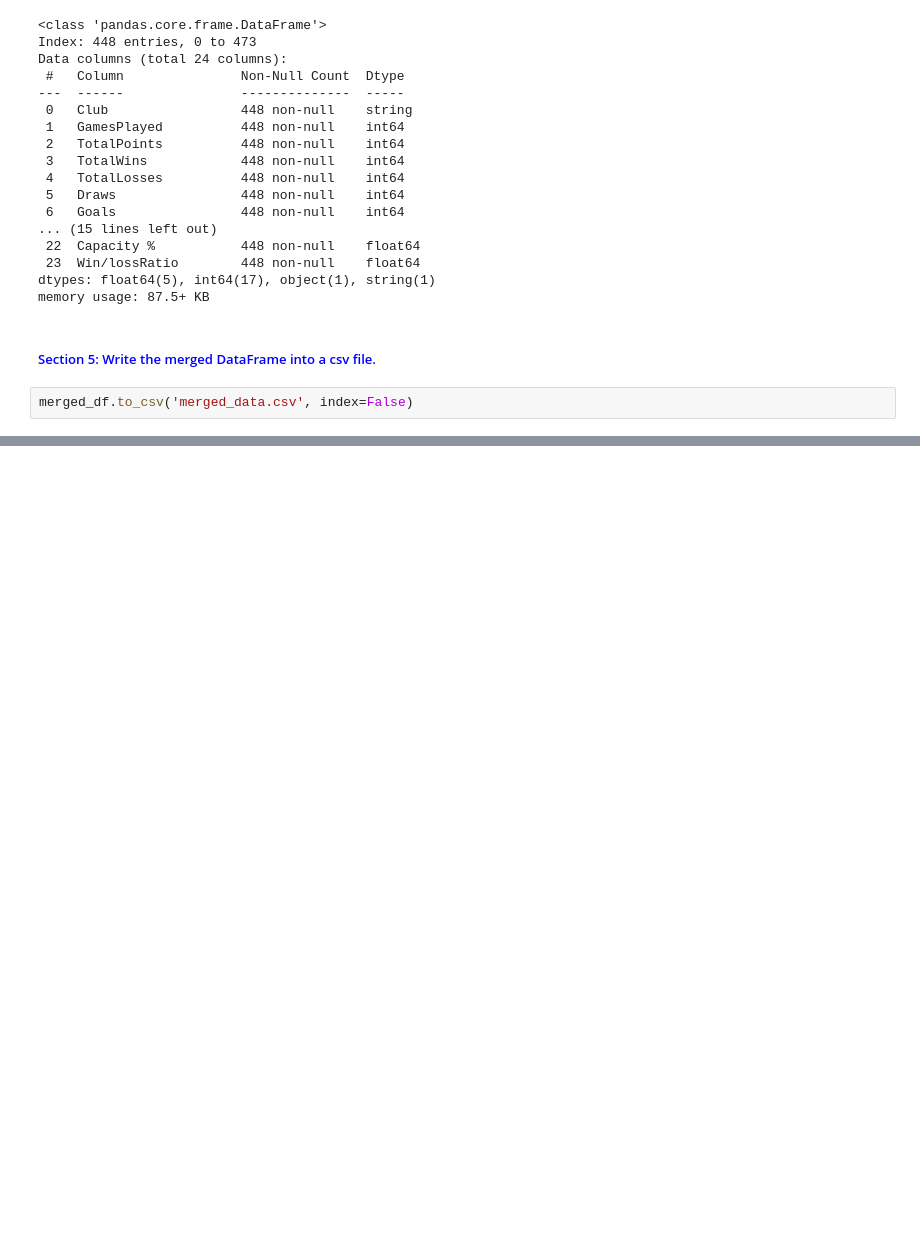
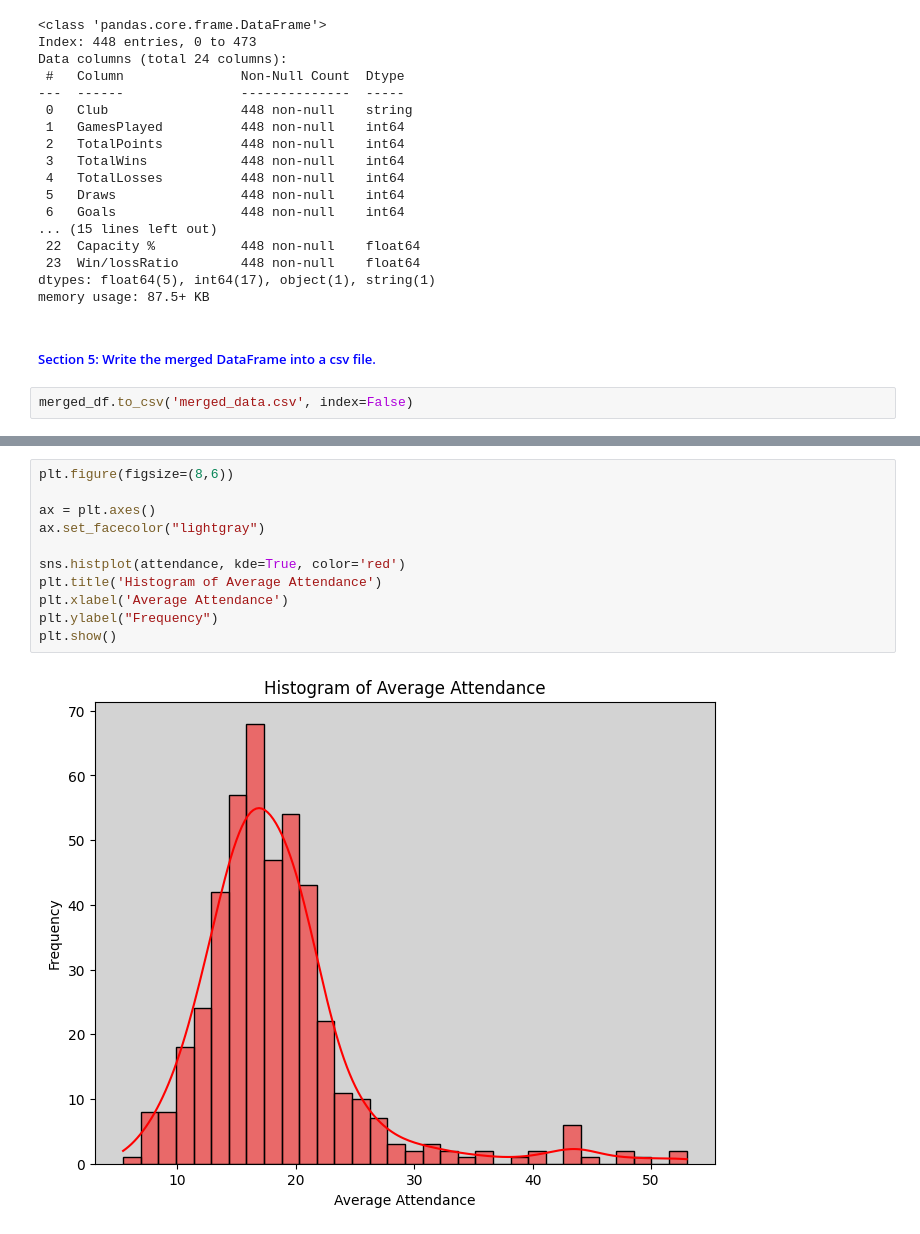
Before and after one commit to curt2023/capstone-project, a Jupyter notebook: MLS-Capstone.ipynb, the cells around one changed output, grey strips where cells are left out. Drawn from its saved outputs; the diff is of its cells as text; blank space fills up the shorter version.

```diff
--- a/MLS-Capstone.ipynb
+++ b/MLS-Capstone.ipynb
@@ -137,0 +160,13 @@ plt.show()
+# %%
+plt.figure(figsize=(8,6))
+
+ax = plt.axes()
+ax.set_facecolor("lightgray")
+
+sns.histplot(attendance, kde=True, color='red')
+plt.title('Histogram of Average Attendance')
+plt.xlabel('Average Attendance')
+plt.ylabel("Frequency")
+plt.show()
+# %% [output]
+[figure, added]
```
Also changed, not shown: parts of 5 cells of this notebook.
